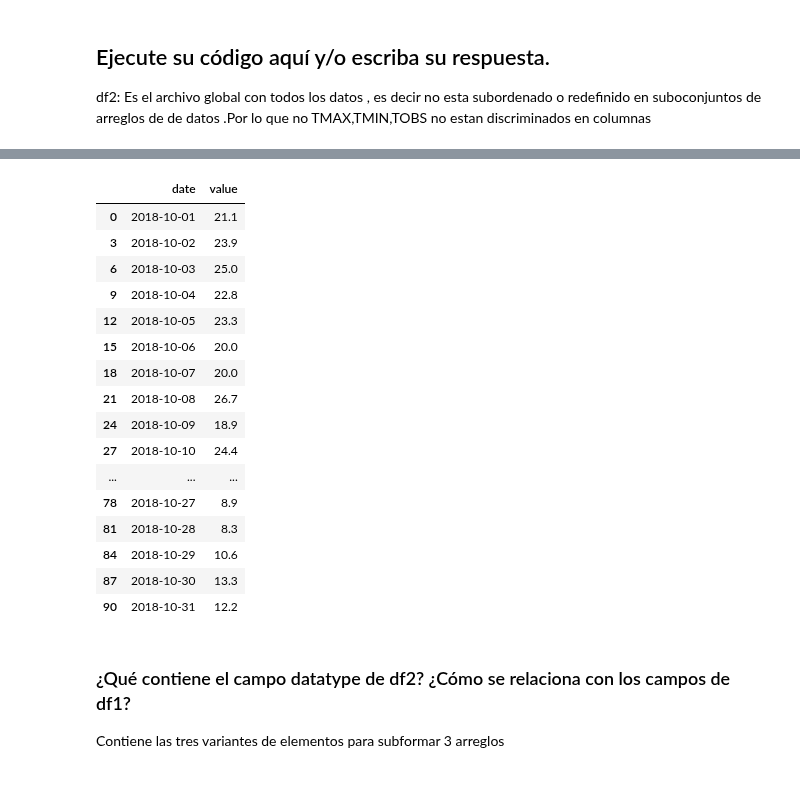
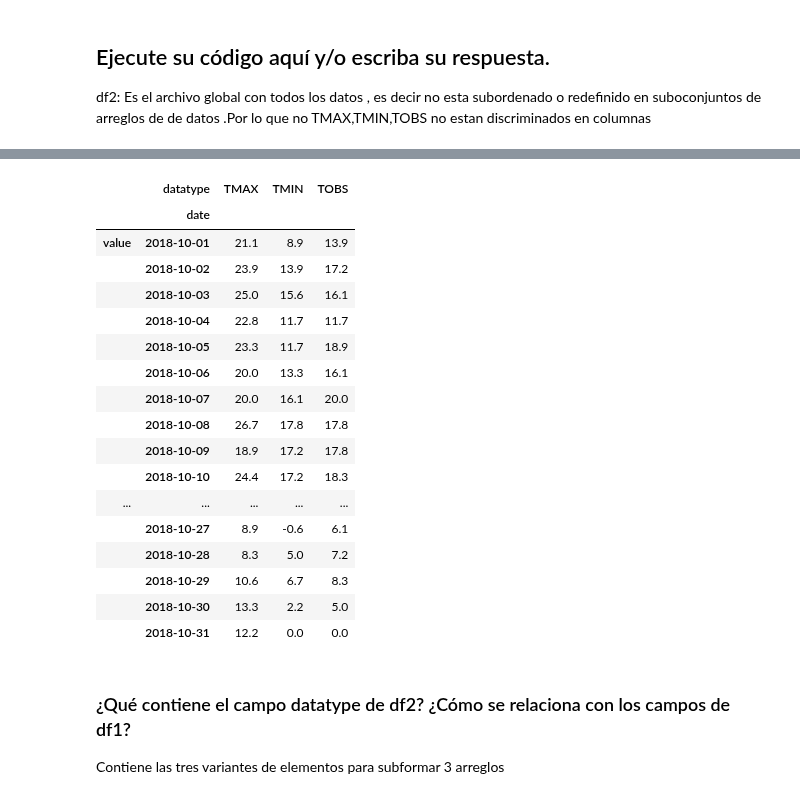
Before and after one commit to tarraga888/Sem2-Mod1-Analisis-Datos, a Jupyter notebook: Tarea1/Tarraga.ipynb, the cells around one changed output, grey strips where cells are left out. Drawn from its saved outputs; the diff is of its cells as text; code cells hidden in the pictures.

```diff
--- a/Tarea1/Tarraga.ipynb
+++ b/Tarea1/Tarraga.ipynb
@@ -262,4 +274,5 @@ df2= pd.read_csv(
     parse_dates=['date']
  )[['date', 'datatype', 'value']]
 df2
+dfNew=df2.copy()
 # ¿ Qué diferencia hay con los otros comandos?
@@ -317,24 +296,26 @@ TMIN_New
-# %%
-TMAX_New=df2[df2['datatype']=='TMAX'][['date','value']]
-TMAX_New
-# %% [output]
-|  | date | value |
-| 0 | 2018-10-01 | 21.1 |
-| 3 | 2018-10-02 | 23.9 |
-| 6 | 2018-10-03 | 25.0 |
-| 9 | 2018-10-04 | 22.8 |
-| 12 | 2018-10-05 | 23.3 |
-| 15 | 2018-10-06 | 20.0 |
-| 18 | 2018-10-07 | 20.0 |
-| 21 | 2018-10-08 | 26.7 |
-| 24 | 2018-10-09 | 18.9 |
-| 27 | 2018-10-10 | 24.4 |
-| ... | ... | ... |
-| 78 | 2018-10-27 | 8.9 |
-| 81 | 2018-10-28 | 8.3 |
-| 84 | 2018-10-29 | 10.6 |
-| 87 | 2018-10-30 | 13.3 |
-| 90 | 2018-10-31 | 12.2 |
+# %%
+# Efectua el ordenamiento con pivote de datatype ecogiendo TMAX,TMIN,TOBS
+#...).T es para efectuar la transpuesta
+dfNew.pivot(index='datatype', columns='date', values=['value']).T
+# %% [output]
+|  | datatype | TMAX | TMIN | TOBS |
+|  | date |  |  |  |
+| value | 2018-10-01 | 21.1 | 8.9 | 13.9 |
+|  | 2018-10-02 | 23.9 | 13.9 | 17.2 |
+|  | 2018-10-03 | 25.0 | 15.6 | 16.1 |
+|  | 2018-10-04 | 22.8 | 11.7 | 11.7 |
+|  | 2018-10-05 | 23.3 | 11.7 | 18.9 |
+|  | 2018-10-06 | 20.0 | 13.3 | 16.1 |
+|  | 2018-10-07 | 20.0 | 16.1 | 20.0 |
+|  | 2018-10-08 | 26.7 | 17.8 | 17.8 |
+|  | 2018-10-09 | 18.9 | 17.2 | 17.8 |
+|  | 2018-10-10 | 24.4 | 17.2 | 18.3 |
+| ... | ... | ... | ... | ... |
+|  | 2018-10-27 | 8.9 | -0.6 | 6.1 |
+|  | 2018-10-28 | 8.3 | 5.0 | 7.2 |
+|  | 2018-10-29 | 10.6 | 6.7 | 8.3 |
+|  | 2018-10-30 | 13.3 | 2.2 | 5.0 |
+|  | 2018-10-31 | 12.2 | 0.0 | 0.0 |
 # %% [markdown]
 ### ¿Qué contiene el campo datatype de df2? ¿Cómo se relaciona con los campos de df1?
 Contiene las tres variantes de elementos para subformar 3 arreglos
```
Also changed, not shown: parts of 30 cells of this notebook.
